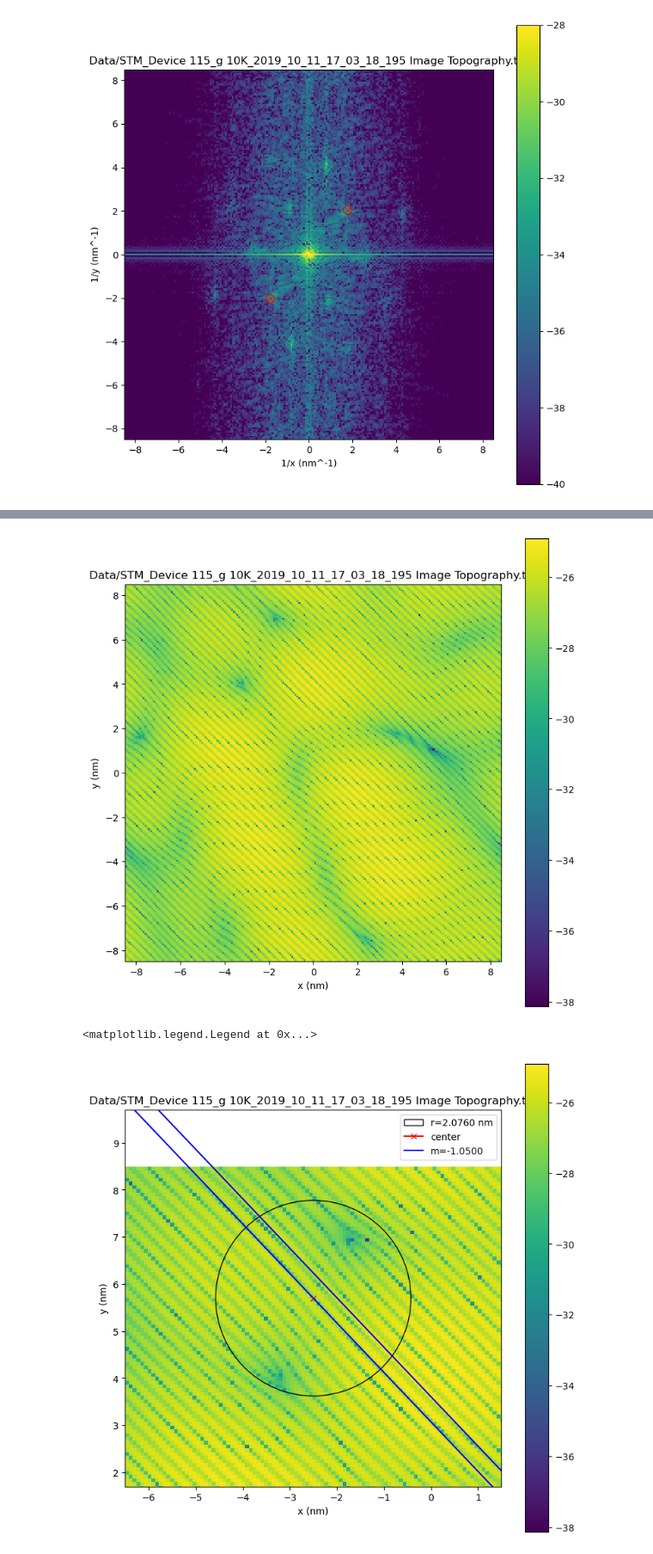
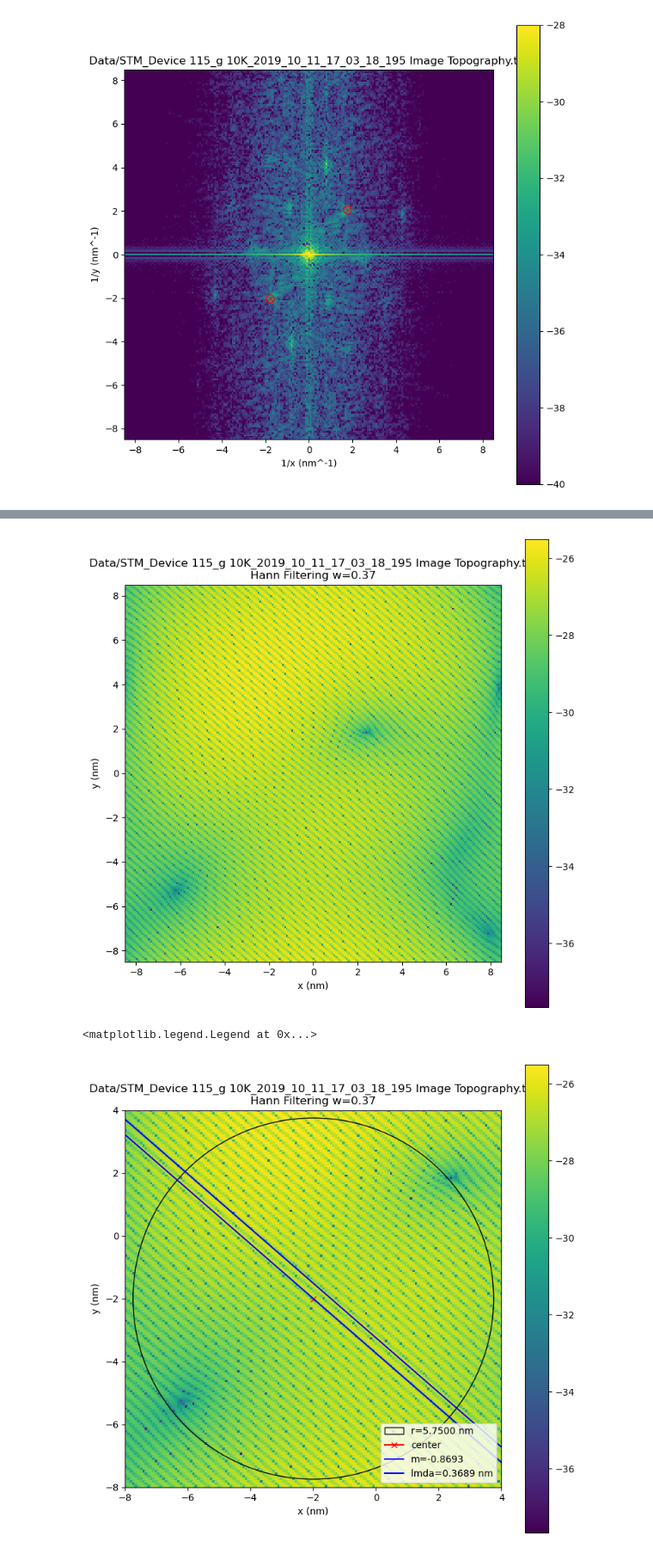
Before and after one commit to HollenLab/QPI-Scattering, a Jupyter notebook: ExperimentAnalysis/exp_filter_norotate.ipynb, the cells around one changed output, grey strips where cells are left out. Shown at 86% size. Cells and saved outputs as stored; diff of their text form; code cells hidden in the pictures.

Commit message:
Hann Filter and Video

```diff
--- a/ExperimentAnalysis/exp_filter_norotate.ipynb
+++ b/ExperimentAnalysis/exp_filter_norotate.ipynb
@@ -101,7 +101,7 @@ fys = np.fft.fftshift(fy)
 # Backscatter point
 # From liu
 acc=0.142 #nm
-deltaKx = 4 * np.pi / (3 * np.sqrt(3) * acc) * (1/(2 * np.pi))
+deltaKx = 4 * np.pi / (3 * np.sqrt(3) * acc) * 1/(2 * np.pi)
 #dKR_x = 0.5 * deltaKx #rotate 60 degrees
 #dKR_y = np.sqrt(3)/2 * deltaKx #rotate 60 degrees
 dKR_x, dKR_y = rotate2D(deltaKx, 0, 49)
@@ -127,7 +127,7 @@ fig6.colorbar(pc)
 ax6.plot(dKR_x, dKR_y, marker='x', color='red', alpha=0.7)
 ax6.plot(-dKR_x, -dKR_y, marker='x', color='red', alpha=0.7)
 
-rad = 0.2
+rad = 0.37 * 0.5
 crc3 = plt.Circle((dKR_x, dKR_y), rad, color='red', fill=False)
 crc4 = plt.Circle((-dKR_x, -dKR_y), rad, color='red', fill=False)
 
@@ -143,14 +154,20 @@ ax6.set_aspect("equal")
+# %%
+# Han Filtering
+ffx, ffy = np.meshgrid(fxs, fys)
+hann_z = hann2d(ffx, ffy, 2 * rad, 2 * rad, dKR_x, dKR_y) + hann2d(ffx, ffy, 2 * rad, 2 * rad, -dKR_x, -dKR_y)
+
+ftzf = ftz * hann_z
 # %%
-# Creating mask and filtering
-ffx, ffy = np.meshgrid(fxs, fys)
+# Circle Filtering
+#ffx, ffy = np.meshgrid(fxs, fys)
 
-dist = np.sqrt((ffx - dKR_x) ** 2 + (ffy - dKR_x) ** 2)
-mask = dist >= rad
+#dist = np.sqrt((ffx - dKR_x) ** 2 + (ffy - dKR_y) ** 2)
+#mask = dist >= rad
 
-dist2 =  np.sqrt((ffx + dKR_x) ** 2 + (ffy + dKR_x) ** 2)
-mask2 = dist2 >= rad
+#dist2 =  np.sqrt((ffx + dKR_x) ** 2 + (ffy + dKR_y) ** 2)
+#mask2 = dist2 >= rad
 
-ftzf = np.where(mask, 0, ftz) + np.where(mask2, 0, ftz)
+#ftzf = np.where(mask, 0, ftz) + np.where(mask2, 0, ftz)
 # %%
 fig7, ax7 = plt.subplots(figsize=(9, 9))
 
@@ -173,46 +190,49 @@ fig8.colorbar(pc)
 
 ax8.set_xlabel("x (nm)")
 ax8.set_ylabel("y (nm)")
-ax8.set_title(pth)
+#ax8.set_xlim(-4, 4)
+#ax8.set_ylim(-4, 4)
+ax8.set_title(pth + "\n" + f"Hann Filtering w={rad*2:.2f}")
 ax8.set_aspect("equal")
 # %% [output]
-[figure, old version]
+[figure, new version]
 # %%
 z_filtered = np.fft.ifft2(ftzf)
 
 fig9, ax9 = plt.subplots(figsize=(9, 9))
 
 pc = ax9.pcolormesh(fxs, fys, np.log(np.abs(z_filtered)))
 fig9.colorbar(pc)
 
-xc, yc = -2.5, 5.7
-rc = 2.0760
+xc, yc = -2, -2
+rc = 5.75
 
-circ = plt.Circle((xc, yc), 2.0760, fill=False)
+circ = plt.Circle((xc, yc), rc, fill=False)
 ax9.add_patch(circ)
 ax9.plot(xc, yc, marker='x', color='r')
 
 # Lim
-w=4
+w=6
 ax9.set_xlim(xc-w, xc+w)
 ax9.set_ylim(yc-w, yc+w)
 
 # plotting parallel line
-m1, b1 = -1.05, 0
+m1, b1 = -dKR_x/dKR_y, 0
 xlin = np.linspace(xc-w, xc+w, 100)
 ax9.plot(xlin, m1 * (xlin-xc) + (b1 + yc), 'blue')
 
 # Plotting wavelength
-wavel = 0.3689
+#wavel = 0.3689
+wavel = 2 * np.pi / np.sqrt(dKR_x ** 2 + dKR_y ** 2) * 1/(np.pi * 2)
 # After some geometry
 b2 = (m1 ** 2 + 1)/np.sqrt(m1 ** 2 + 1) * wavel
 ax9.plot(xlin, m1 * (xlin-xc) + (b2+yc), 'blue')
 
 ax9.set_xlabel("x (nm)")
 ax9.set_ylabel("y (nm)")
-ax9.set_title(pth)
+ax9.set_title(pth + "\n" + f"Hann Filtering w={rad*2:.2f}")
 ax9.set_aspect("equal")
-ax9.legend([f"r={rc:.4f} nm", "center", f"m={m1:.4f}"])
+ax9.legend([f"r={rc:.4f} nm", "center", f"m={m1:.4f}", f"lmda={wavel:.4f} nm"], loc=4)
 # %% [output]
 <matplotlib.legend.Legend at 0x...>
-[figure, old version]
+[figure, new version]
```
Also changed, not shown: parts of 2 cells of this notebook, 4 other files.
